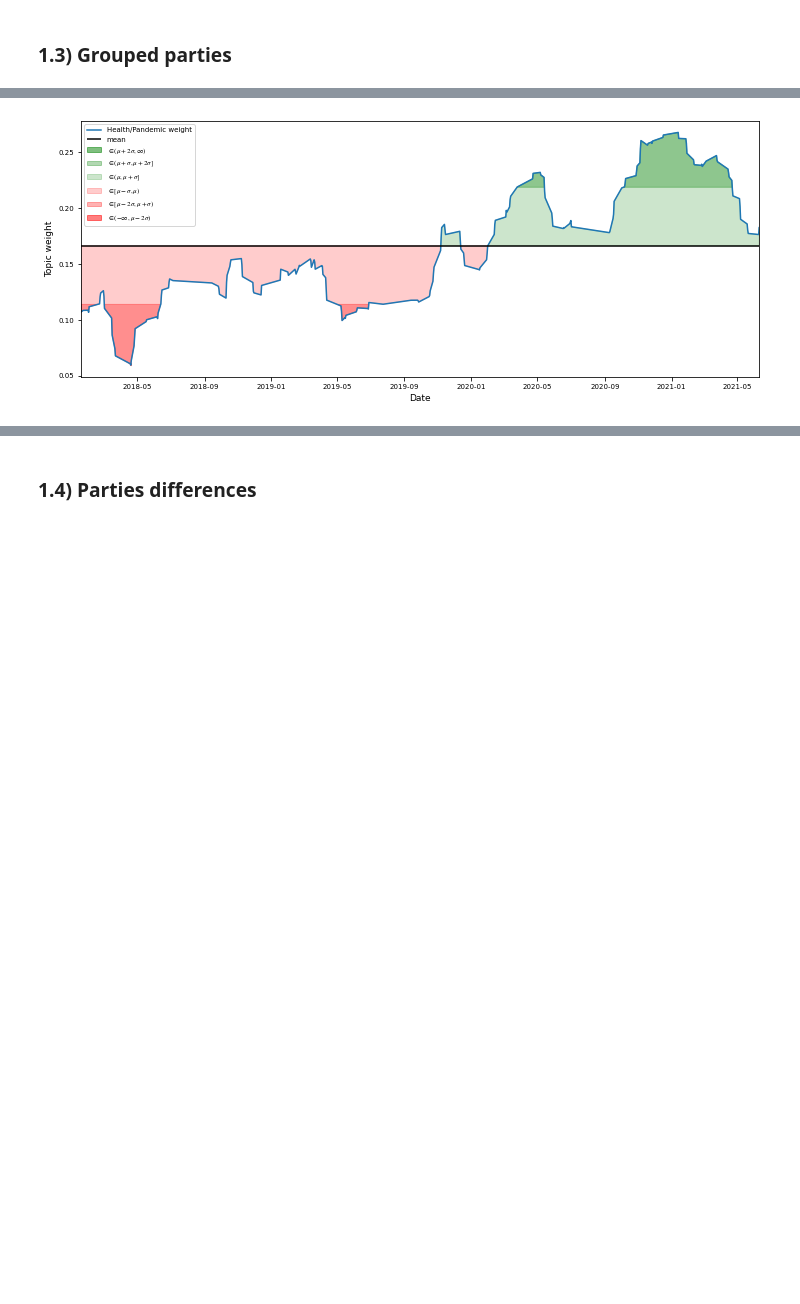
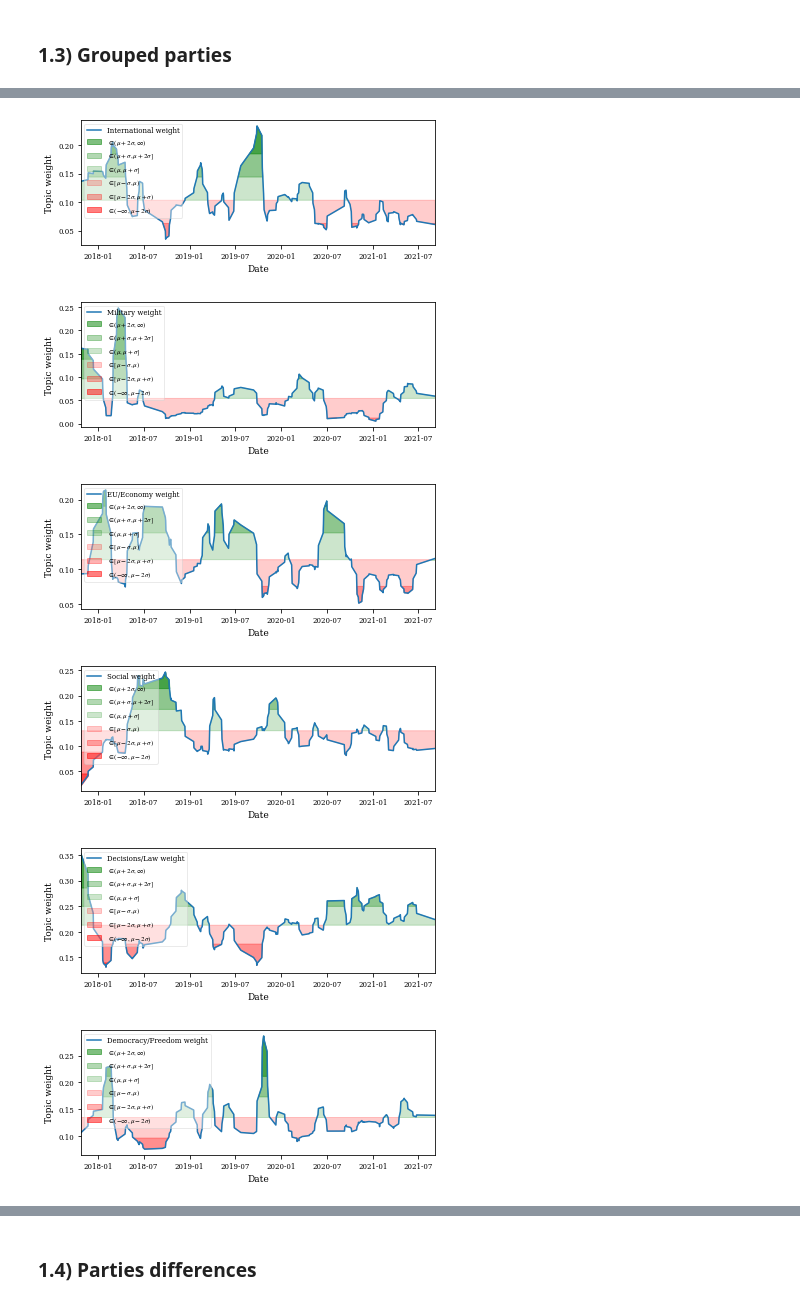
Before and after one commit to nolan1999/bundestag-speeches-analysis, a Jupyter notebook: experiments/expfinal/analysis.ipynb, the cells around one changed output, grey strips where cells are left out. Saved outputs shown, nothing was run; the diff lists cells and outputs as text; code cells hidden in the pictures; blank space fills up the shorter version.

Commit message:
Report-ready plots and (partial) results section.

```diff
--- a/experiments/expfinal/analysis.ipynb
+++ b/experiments/expfinal/analysis.ipynb
@@ -142,8 +156,13 @@ fig.savefig(os.path.join(images_path, f'stacked_area_plot_{"_".join([t.replace("
 # %%
 # Plot single topic evolution
-topic= 'Health/Pandemic'
-fig = topic_plot(rolling_grouped_df, topic)
-fig.show()
-fig.savefig(os.path.join(images_path, f'{topic.replace("/", "-")}.pdf'))
+for topic in columns_mapper.values():
+    fig = topic_plot(rolling_grouped_df, topic)
+    fig.show()
+    fig.savefig(os.path.join(images_path, f'{topic.replace("/", "-")}.pdf'), bbox_inches='tight')
 # %% [output]
-[figure, old version]
+[figure, new version]
+[figure, added]
+[figure, added]
+[figure, added]
+[figure, added]
+[figure, added]
```
Also changed, not shown: parts of 15 cells of this notebook, 17 other files.
